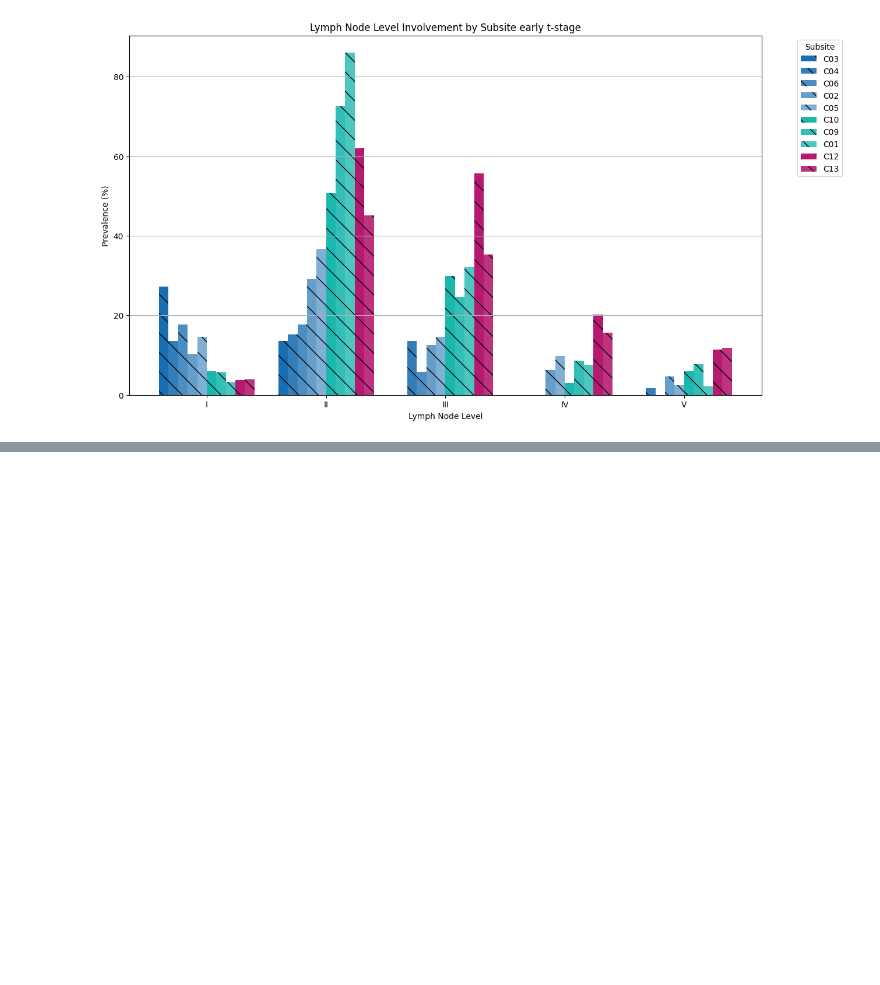
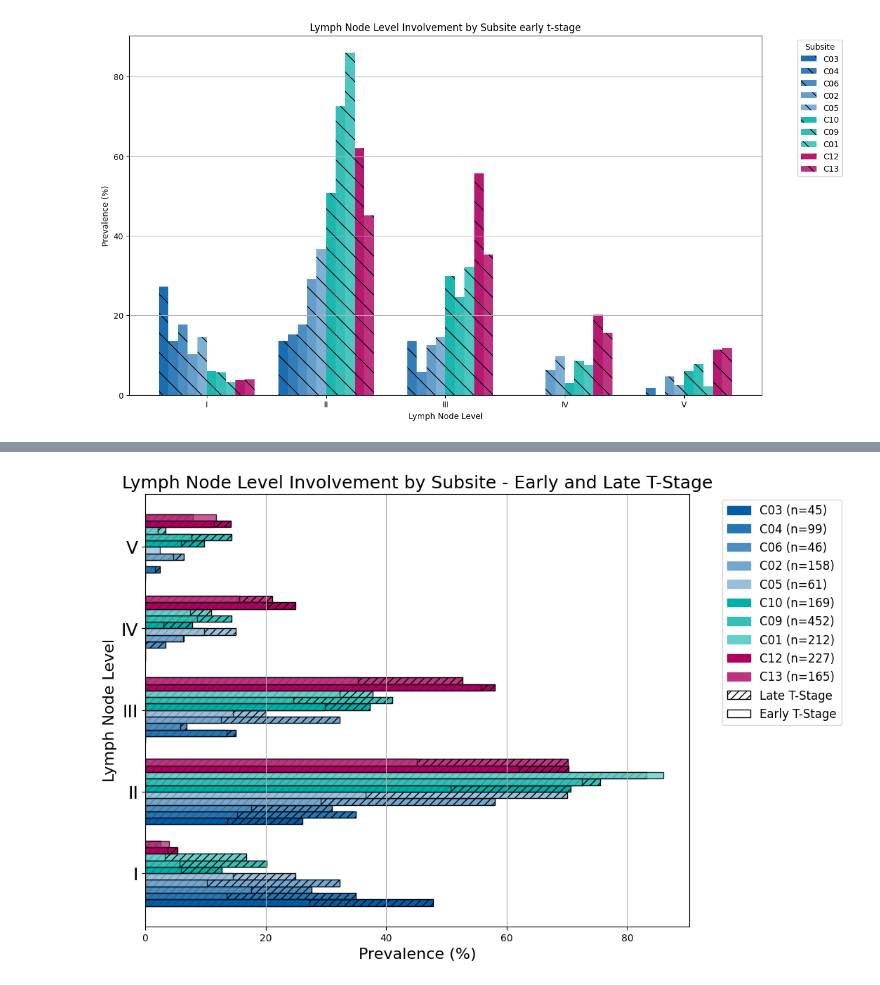
Before and after one commit to YoelPH/lymixture, a Jupyter notebook: data_preparation/Data_preparation.ipynb, the cells around one changed output, grey strips where cells are left out. Cells and saved outputs as stored; diff of their text form; code cells hidden in the pictures; blank space fills up the shorter version.

```diff
--- a/data_preparation/Data_preparation.ipynb
+++ b/data_preparation/Data_preparation.ipynb
@@ -786,0 +858,61 @@ plt.show()
+# %%
+import matplotlib.pyplot as plt
+import pandas as pd
+from matplotlib.colors import LinearSegmentedColormap
+import matplotlib.patches as mpatches
+
+# Define the colors for each group of subsites
+colors_group1 = [blue_to_white(0), blue_to_white(0.15), blue_to_white(0.3), blue_to_white(0.45), blue_to_white(0.6)]  # Blue hues for C02, C03, C04, C05, C06
+colors_group2 = [green_to_white(0), green_to_white(0.2), green_to_white(0.4)]  # Green hues for C01, C09, C10
+colors_group3 = [red_to_white(0), red_to_white(0.2)]  # Red hues for C12, C13
+colors_group4 = [orange_to_white(0), orange_to_white(0.3), orange_to_white(0.6)]  # Orange hues for C32.0, C32.1, C32.2
+
+# Combine the colors
+colors = colors_group1 + colors_group2 + colors_group3
+
+# Generate the colormap
+cmap = LinearSegmentedColormap.from_list('custom_cmap', colors, N=len(colors))
+
+# Plot the data for late stage (with hatching)
+ax = prevalence_data_late.plot(kind='barh', figsize=(10, 8), colormap=cmap, width=0.8, edgecolor='black')
+
+# Apply hatch patterns to the bars for late stage
+for i, bar in enumerate(ax.patches[:len(prevalence_data_late.columns) * len(prevalence_data_late.index)]):
+    bar.set_hatch('///')
+
+# Plot the data for early stage (without hatching)
+prevalence_data_early.plot(kind='barh', figsize=(10, 8), colormap=cmap, width=0.8, ax=ax, edgecolor='black', alpha=0.8)
+
+# Customize the y-axis
+ax.set_yticks(range(len(prevalence_data_late.index)))
+ax.set_yticklabels(prevalence_data_late.index, rotation=0, ha='right', fontsize=18)
+
+# Set title and labels
+plt.title('Lymph Node Level Involvement by Subsite - Early and Late T-Stage', fontsize=18)
+plt.ylabel('Lymph Node Level', fontsize=16)
+plt.xlabel('Prevalence (%)', fontsize=16)
+
+# Define custom legend
+legend_handles = []
+desired_order = ['C03', 'C04', 'C06', 'C02', 'C05', 'C10', 'C09', 'C01', 'C12', 'C13']
+# Add subsites with entry counts to legend
+for color, label in zip(colors, desired_order):
+    subsite = label
+    count = counts.get(subsite, 0)  # Get the count for each subsite
+    legend_label = f'{subsite} (n={count})'  # Include the count in the label
+    legend_handles.append(mpatches.Patch(color=color, label=legend_label))
+
+# Add hatching for late stage
+legend_handles.append(mpatches.Patch(facecolor='white', hatch='///', edgecolor='black', label='Late T-Stage'))
+
+# Add no hatching for early stage
+legend_handles.append(mpatches.Patch(facecolor='white', edgecolor='black', label='Early T-Stage'))
+
+# Show the custom legend with subsite and entry counts
+plt.legend(handles=legend_handles, bbox_to_anchor=(1.05, 1), loc='upper left', fontsize=12)
+
+# Show the plot
+plt.grid(axis='x')
+plt.show()
+# %% [output]
+[figure, added]
```
Also changed, not shown: parts of 6 cells of this notebook, 4 other files.
